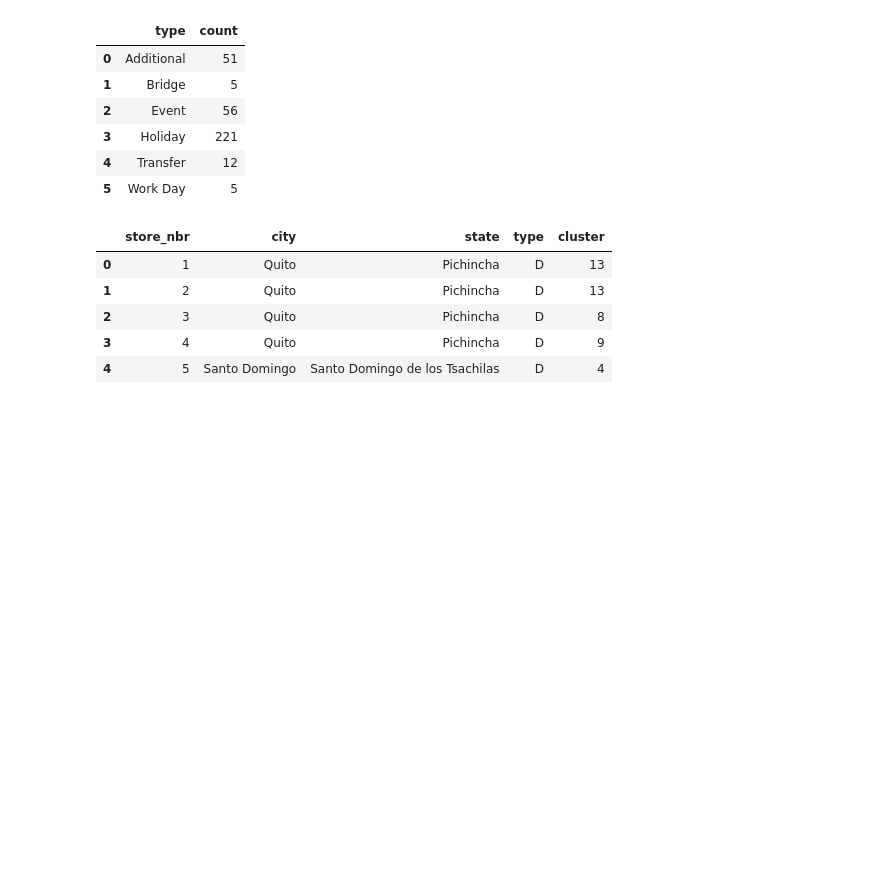
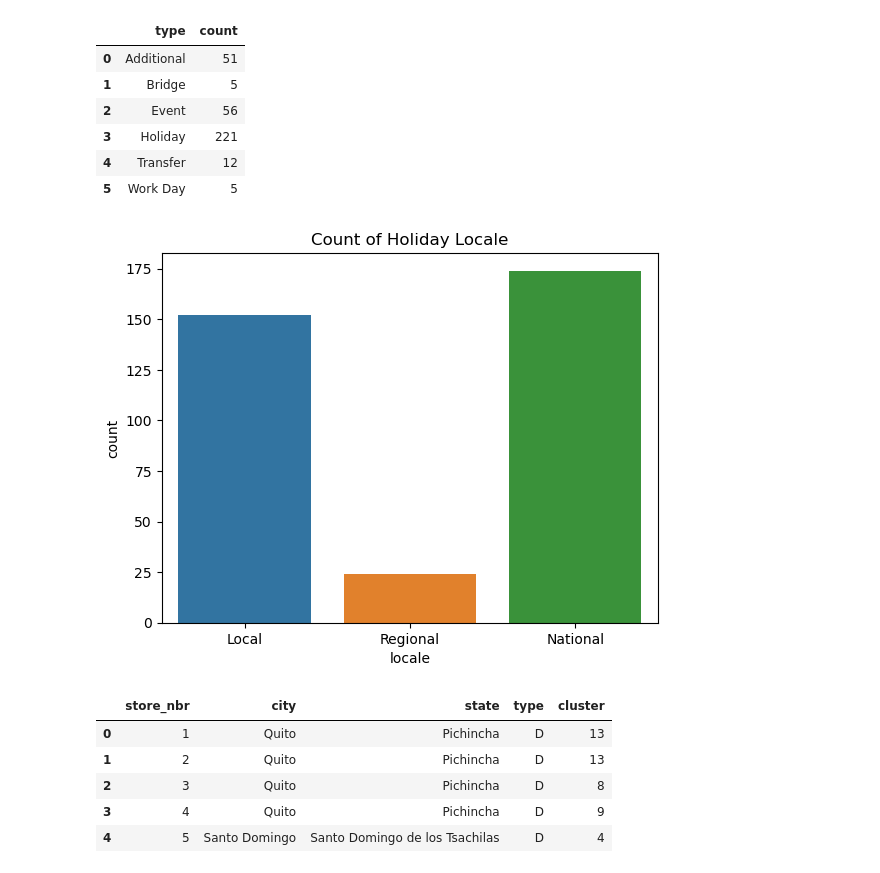
Before and after one commit to codedzifa/Regression-Project, a Jupyter notebook: Regression.ipynb, the cells around one changed output. Cells and saved outputs as stored; diff of their text form; code cells hidden in the pictures; blank space fills up the shorter version.

```diff
--- a/Regression.ipynb
+++ b/Regression.ipynb
@@ -285,6 +286,13 @@ typ_cnts
 fig = ex.scatter(typ_cnts, x='type', y='count', size='count', color= "type", hover_name='type',
                  log_y=False, size_max=60)
 fig.show()
+# %%
+#Creating a count of the Holiday Locale
+plt.title("Count of Holiday Locale")
+sns.countplot("locale", data= df_holi)
+plt.show()
+# %% [output]
+[figure, added]
 # %%
 stores.head()
 # %% [output]
```
Also changed, not shown: parts of 1 cell of this notebook.
